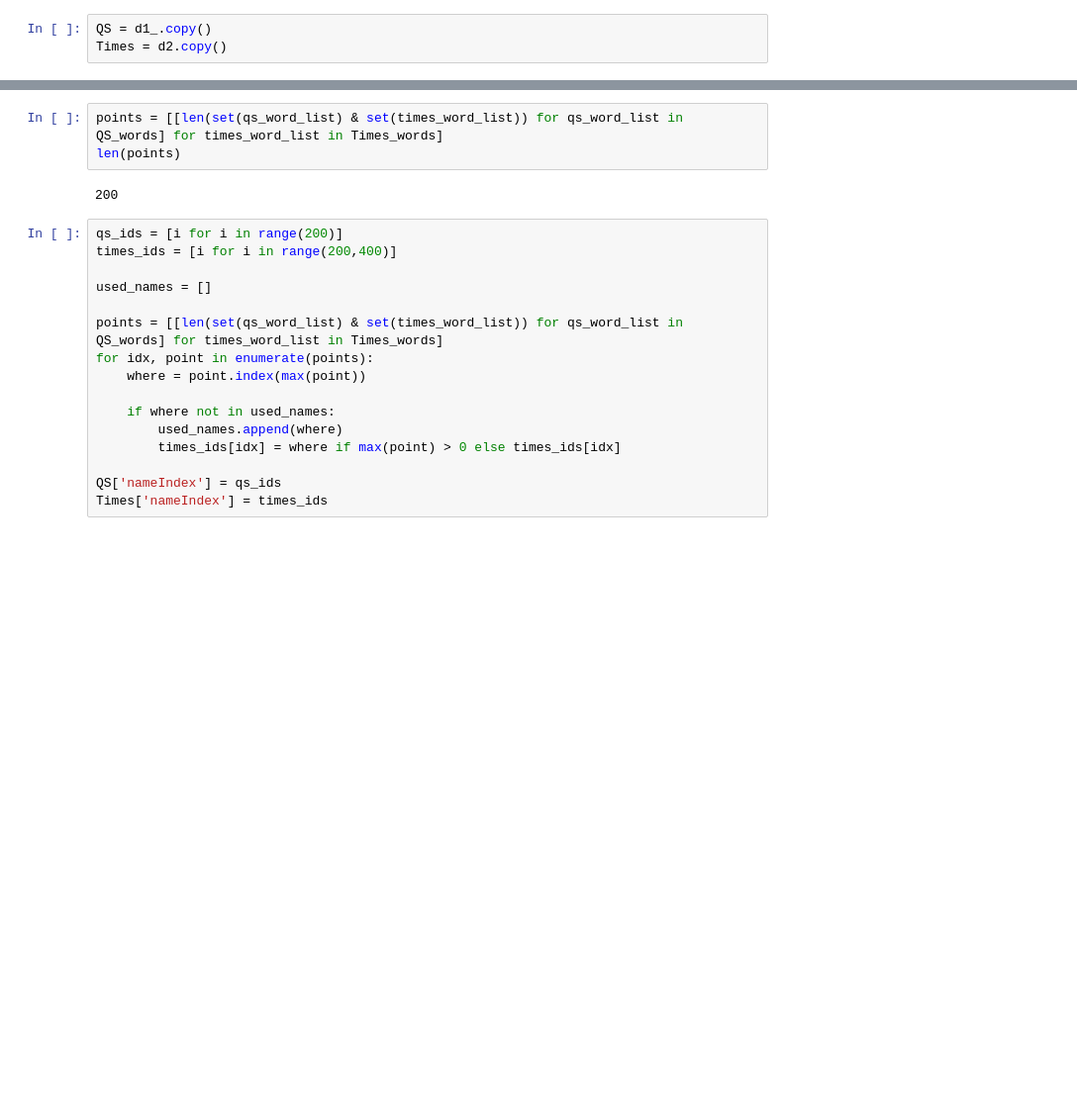
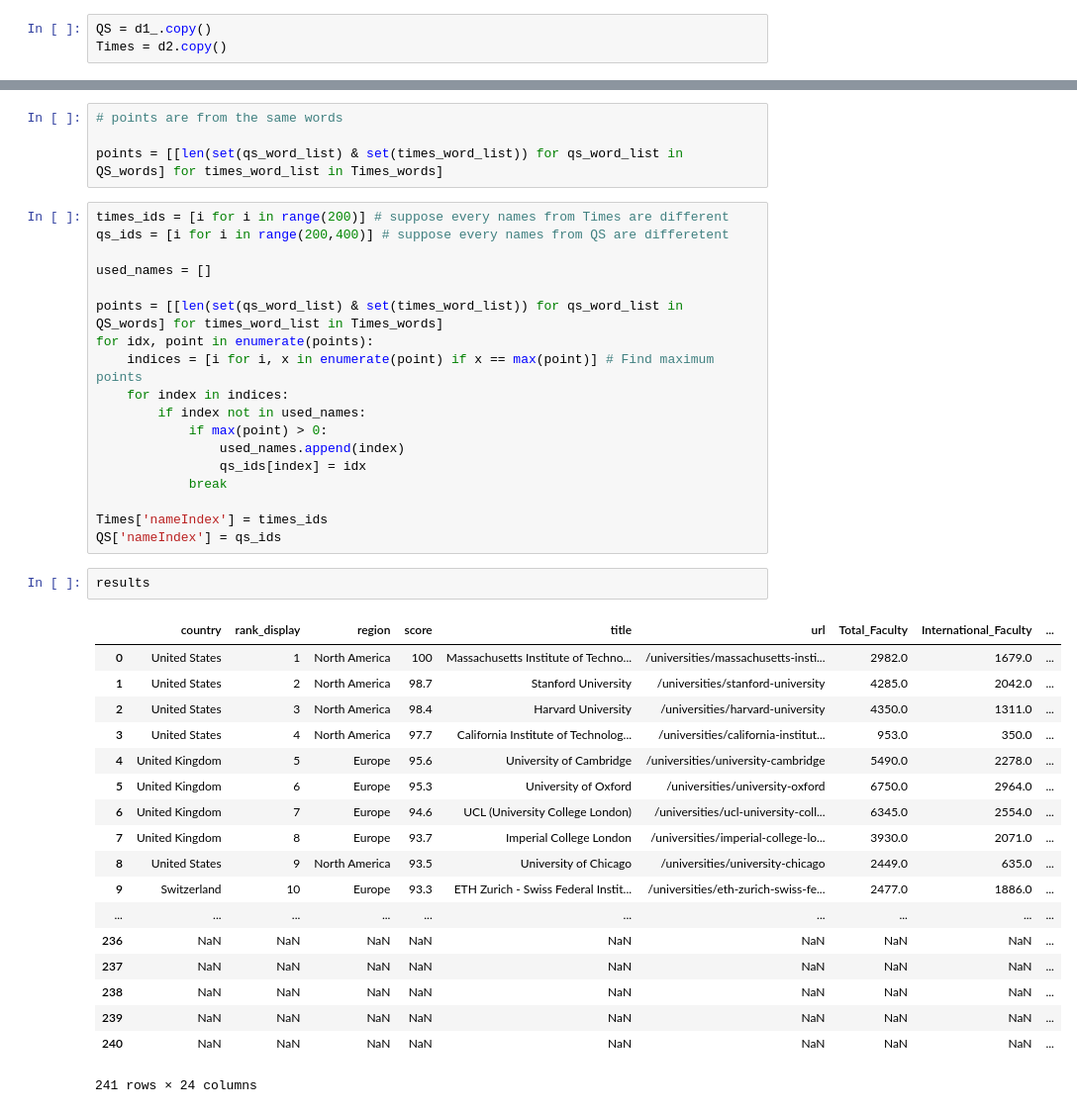
Before and after one commit to afofa/ADA2017-Homeworks, a Jupyter notebook: 02 - Data from the Web/hw2.ipynb, the cells around one changed output, grey strips where cells are left out. Shown: that part at 99% size. Drawn from its saved outputs; the diff is of its cells as text; blank space fills up the shorter version.

```diff
--- a/02 - Data from the Web/hw2.ipynb
+++ b/02 - Data from the Web/hw2.ipynb
@@ -62,22 +71,44 @@ QS_words = QS['title'].apply(lambda x: x.split(' ')).apply(lambda x: list(set(x)
 # %%
+# points are from the same words
+
 points = [[len(set(qs_word_list) & set(times_word_list)) for qs_word_list in QS_words] for times_word_list in Times_words]
-len(points)
-# %% [output]
-200
 # %%
-qs_ids = [i for i in range(200)]
-times_ids = [i for i in range(200,400)]
+times_ids = [i for i in range(200)] # suppose every names from Times are different
+qs_ids = [i for i in range(200,400)] # suppose every names from QS are differetent
 
 used_names = []
 
 points = [[len(set(qs_word_list) & set(times_word_list)) for qs_word_list in QS_words] for times_word_list in Times_words]
 for idx, point in enumerate(points):
-    where = point.index(max(point))
+    indices = [i for i, x in enumerate(point) if x == max(point)] # Find maximum points
+    for index in indices:
+        if index not in used_names:
+            if max(point) > 0:
+                used_names.append(index)
+                qs_ids[index] = idx
+            break
 
-    if where not in used_names:
-        used_names.append(where)
-        times_ids[idx] = where if max(point) > 0 else times_ids[idx]
-
+Times['nameIndex'] = times_ids
 QS['nameIndex'] = qs_ids
-Times['nameIndex'] = times_ids
+# %%
+results
+# %% [output]
+|  | country | rank_display | region | score | title | url | Total_Faculty | International_Faculty | ... |
+| 0 | United States | 1 | North America | 100 | Massachusetts Institute of Techno... | /universities/massachusetts-insti... | 2982.0 | 1679.0 | ... |
+| 1 | United States | 2 | North America | 98.7 | Stanford University | /universities/stanford-university | 4285.0 | 2042.0 | ... |
+| 2 | United States | 3 | North America | 98.4 | Harvard University | /universities/harvard-university | 4350.0 | 1311.0 | ... |
+| 3 | United States | 4 | North America | 97.7 | California Institute of Technolog... | /universities/california-institut... | 953.0 | 350.0 | ... |
+| 4 | United Kingdom | 5 | Europe | 95.6 | University of Cambridge | /universities/university-cambridge | 5490.0 | 2278.0 | ... |
+| 5 | United Kingdom | 6 | Europe | 95.3 | University of Oxford | /universities/university-oxford | 6750.0 | 2964.0 | ... |
+| 6 | United Kingdom | 7 | Europe | 94.6 | UCL (University College London) | /universities/ucl-university-coll... | 6345.0 | 2554.0 | ... |
+| 7 | United Kingdom | 8 | Europe | 93.7 | Imperial College London | /universities/imperial-college-lo... | 3930.0 | 2071.0 | ... |
+| 8 | United States | 9 | North America | 93.5 | University of Chicago | /universities/university-chicago | 2449.0 | 635.0 | ... |
+| 9 | Switzerland | 10 | Europe | 93.3 | ETH Zurich - Swiss Federal Instit... | /universities/eth-zurich-swiss-fe... | 2477.0 | 1886.0 | ... |
+| ... | ... | ... | ... | ... | ... | ... | ... | ... | ... |
+| 236 | NaN | NaN | NaN | NaN | NaN | NaN | NaN | NaN | ... |
+| 237 | NaN | NaN | NaN | NaN | NaN | NaN | NaN | NaN | ... |
+| 238 | NaN | NaN | NaN | NaN | NaN | NaN | NaN | NaN | ... |
+| 239 | NaN | NaN | NaN | NaN | NaN | NaN | NaN | NaN | ... |
+| 240 | NaN | NaN | NaN | NaN | NaN | NaN | NaN | NaN | ... |
+241 rows × 24 columns
 # %%
```
Also changed, not shown: parts of 6 cells of this notebook.
